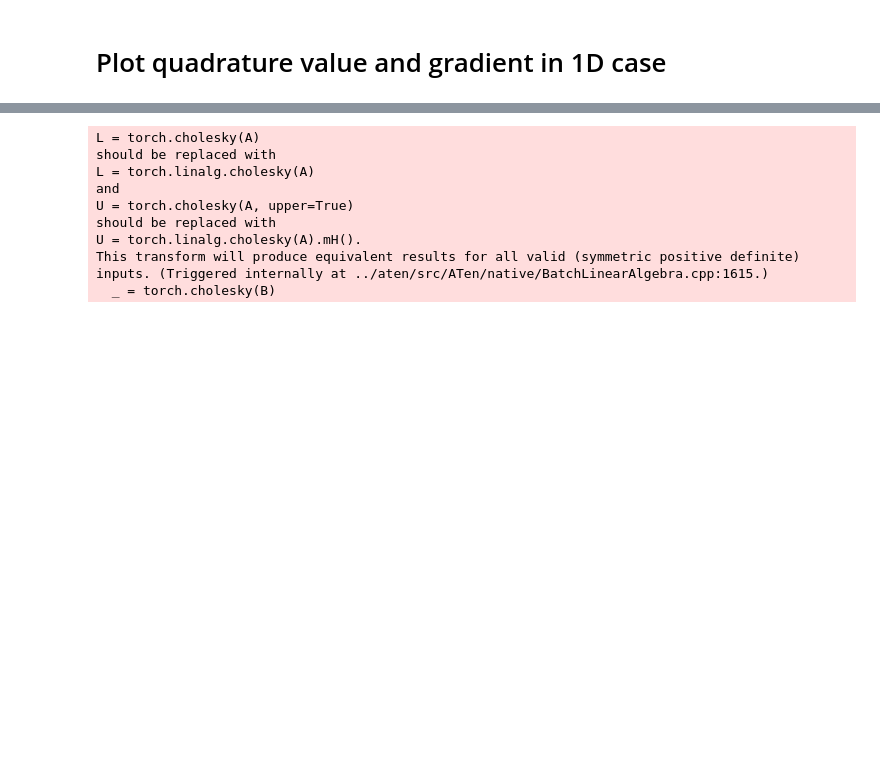
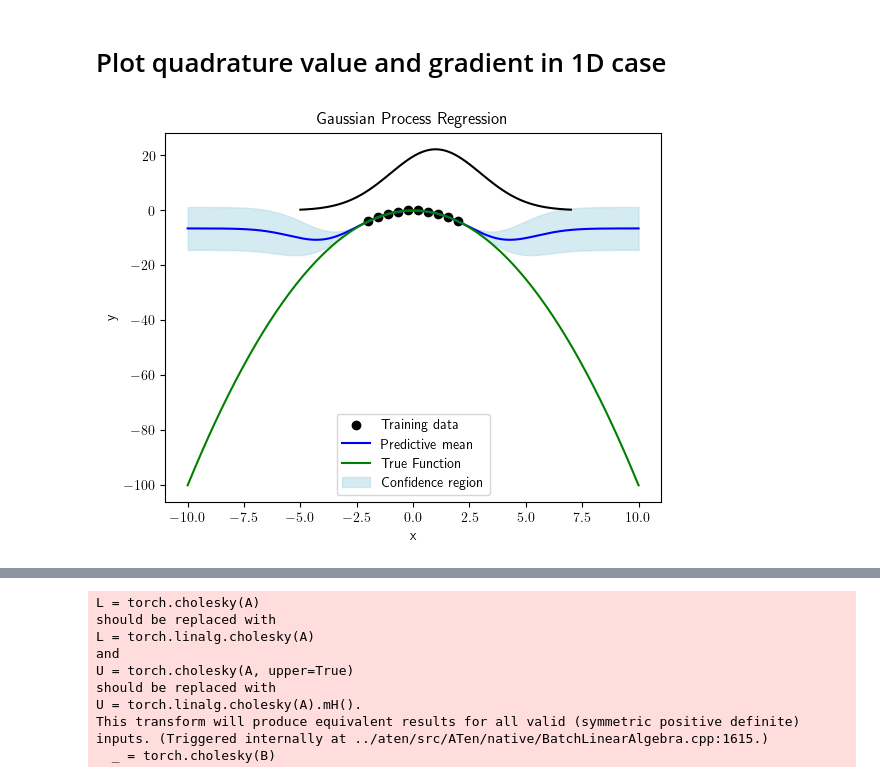
Before and after one commit to pierreosselin/ProbNES, a Jupyter notebook: notebook/illustration_quadrature.ipynb, the cells around one changed output, grey strips where cells are left out. Saved outputs shown, nothing was run; the diff lists cells and outputs as text; code cells hidden in the pictures; blank space fills up the shorter version.

```diff
--- a/notebook/illustration_quadrature.ipynb
+++ b/notebook/illustration_quadrature.ipynb
@@ -45,3 +46,50 @@ def plot_GP_fit(model, distribution, train_X, targets, obj, normalize=False, lb=
     plt.show()
 # %% [markdown]
 # Plot quadrature value and gradient in 1D case
+# %%
+objective = lambda x: -x**2
+#objective = lambda x: -20.0 * torch.exp(-0.2 * torch.sqrt(0.5 * x**2))-torch.exp(0.5 * (torch.cos(2*torch.pi*x))) + torch.exp(torch.tensor(1.)) + 20
+
+from botorch import fit_gpytorch_mll
+from gpytorch.mlls import ExactMarginalLogLikelihood
+from gpytorch.kernels import RBFKernel
+from gpytorch.kernels.scale_kernel import ScaleKernel
+from gpytorch.priors.torch_priors import GammaPrior
+
+mean_distrib, var_distrib = torch.tensor([1.]), torch.diag(torch.tensor([2.]))
+quad_distrib = MultivariateNormal(mean_distrib, var_distrib)
+NORMALIZE = True
+
+n = 10
+bounds = 2
+lb, up= -10., 10.
+train_X = torch.linspace(-bounds,bounds, n, dtype=torch.float64).reshape(-1,1)
+train_Y = (objective(train_X)).sum(dim=1, keepdim=True)
+
+if NORMALIZE:
+    mean_Y = torch.mean(train_Y, dim = 0)
+    std_Y = torch.std(train_Y, dim = 0)
+    train_Y = (train_Y - mean_Y)/std_Y
+else:
+    mean_Y = None
+    std_Y = None
+
+# RBF kernel + training
+covar_module = ScaleKernel(
+                RBFKernel(
+                    ard_num_dims=train_X.shape[-1],
+                    batch_shape=None,
+                    lengthscale_prior=GammaPrior(3.0, 6.0),
+                ),
+                batch_shape=None,
+                outputscale_prior=GammaPrior(2.0, 0.15),
+            )
+
+model = SingleTaskGP(train_X, train_Y, covar_module=covar_module)
+mll = ExactMarginalLogLikelihood(model.likelihood, model)
+fit_gpytorch_mll(mll)
+
+
+plot_GP_fit(model, quad_distrib, train_X, train_Y, objective, normalize=NORMALIZE, lb=lb, up=up, mean_Y=mean_Y, std_Y=std_Y)
+# %% [output]
+[figure, added]
```
Also changed, not shown: parts of 17 cells of this notebook, 5 other files.
